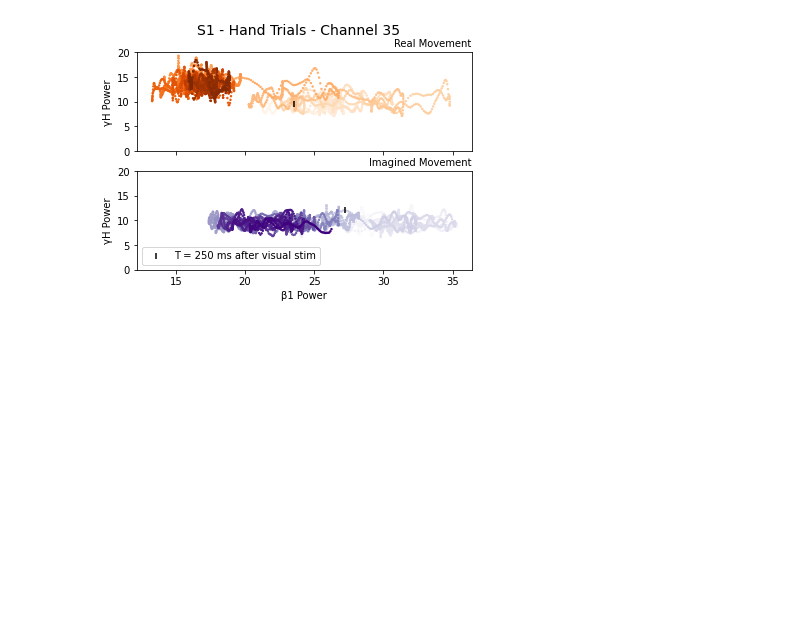
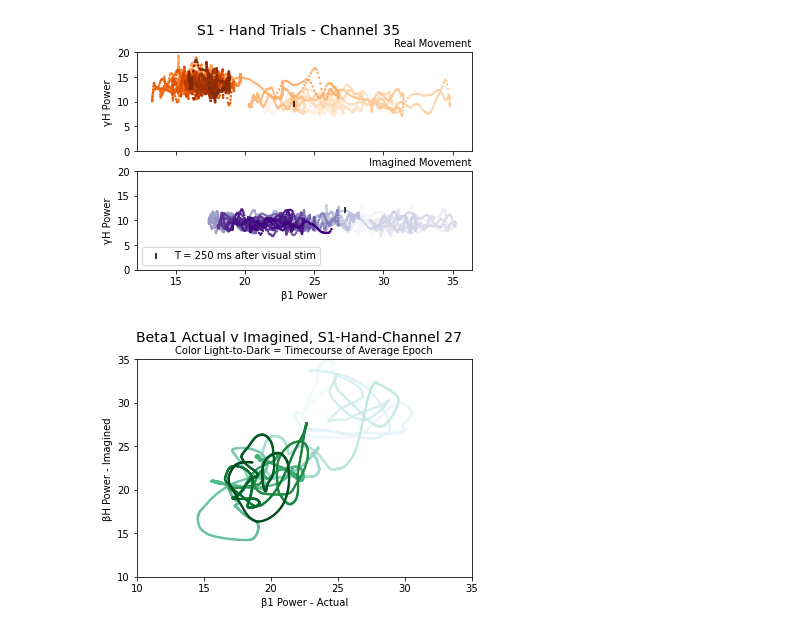
Before and after one commit to jessb0t/motorImagery, a Jupyter notebook: plotting-stuff.ipynb, the cells around one changed output. Saved outputs shown, nothing was run; the diff lists cells and outputs as text; code cells hidden in the pictures; blank space fills up the shorter version.

```diff
--- a/plotting-stuff.ipynb
+++ b/plotting-stuff.ipynb
@@ -109,3 +123,23 @@ plt.show()
 fig.savefig("BetavGamma_S1Hand35.png")
 # %% [output]
 [figure]
+# %%
+# plot actual versus imagined beta1for S1+Hand+Electrode 27
+# by timecourse
+bluegreen = plt.cm.get_cmap('BuGn', 256)
+z = bluegreen(np.linspace(0,1,4001))
+
+fig, ax = plt.subplots()
+ax.set_xlim(10, 35)
+ax.set_ylim(10, 35)
+ax.scatter(s1_hand27_beta1_overt, s1_hand27_beta1_imag, c=z, s=2)
+
+fig.suptitle("Beta1 Actual v Imagined, S1-Hand-Channel 27", fontsize=14)
+ax.set_title("Color Light-to-Dark = Timecourse of Average Epoch", fontsize=10, loc='center')
+ax.set_xlabel(str(chr(946)+'1 Power - Actual'))
+ax.set_ylabel(str(chr(946)+'H Power - Imagined'))
+
+plt.show()
+fig.savefig("Beta_ActualvImagined_S1Hand27_Timecourse.png")
+# %% [output]
+[figure, added]
```
Also changed, not shown: parts of 3 cells of this notebook, 4 other files.
